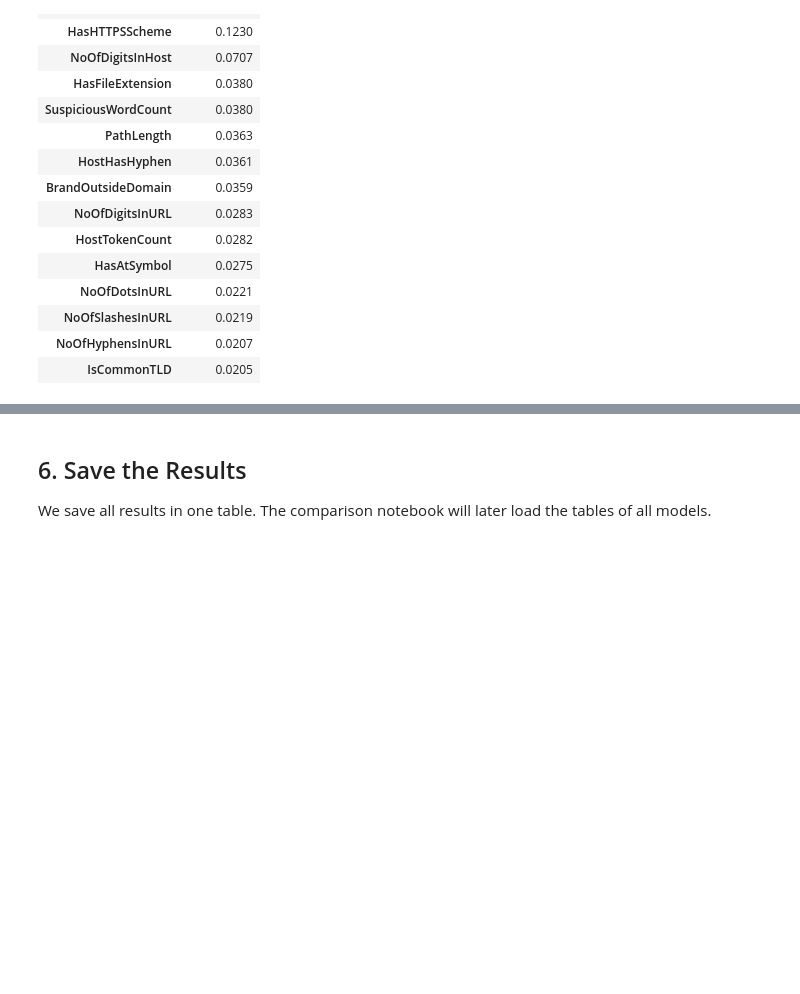
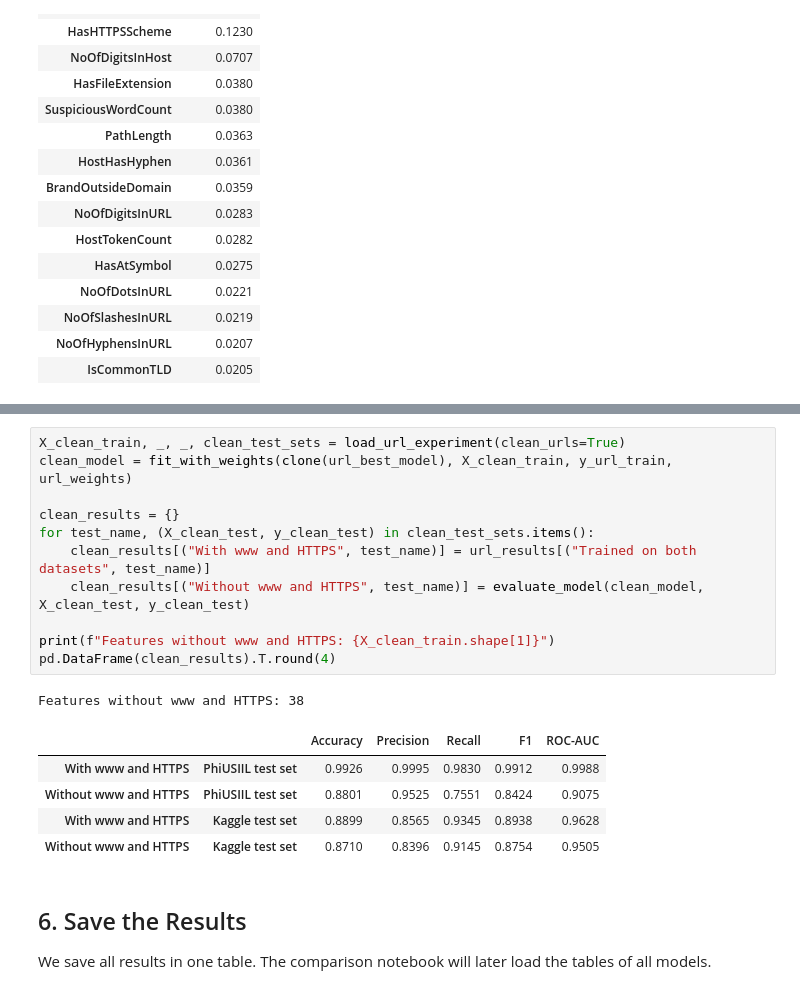
Before and after one commit to imansharinda-ux/DetectIt-ml, a Jupyter notebook: notebooks/04_xgboost.ipynb, the cells around one changed output, grey strips where cells are left out. Saved outputs shown, nothing was run; the diff lists cells and outputs as text; blank space fills up the shorter version.

```diff
--- a/notebooks/04_xgboost.ipynb
+++ b/notebooks/04_xgboost.ipynb
@@ -364,3 +370,21 @@ top_url_features.round(4).to_frame("Importance")
+# %%
+X_clean_train, _, _, clean_test_sets = load_url_experiment(clean_urls=True)
+clean_model = fit_with_weights(clone(url_best_model), X_clean_train, y_url_train, url_weights)
+
+clean_results = {}
+for test_name, (X_clean_test, y_clean_test) in clean_test_sets.items():
+    clean_results[("With www and HTTPS", test_name)] = url_results[("Trained on both datasets", test_name)]
+    clean_results[("Without www and HTTPS", test_name)] = evaluate_model(clean_model, X_clean_test, y_clean_test)
+
+print(f"Features without www and HTTPS: {X_clean_train.shape[1]}")
+pd.DataFrame(clean_results).T.round(4)
+# %% [output]
+Features without www and HTTPS: 38
+|  |  | Accuracy | Precision | Recall | F1 | ROC-AUC |
+| With www and HTTPS | PhiUSIIL test set | 0.9926 | 0.9995 | 0.9830 | 0.9912 | 0.9988 |
+| Without www and HTTPS | PhiUSIIL test set | 0.8801 | 0.9525 | 0.7551 | 0.8424 | 0.9075 |
+| With www and HTTPS | Kaggle test set | 0.8899 | 0.8565 | 0.9345 | 0.8938 | 0.9628 |
+| Without www and HTTPS | Kaggle test set | 0.8710 | 0.8396 | 0.9145 | 0.8754 | 0.9505 |
 # %% [markdown]
 ## 6. Save the Results
 
```
Also changed, not shown: parts of 5 cells of this notebook, 5 other files.
